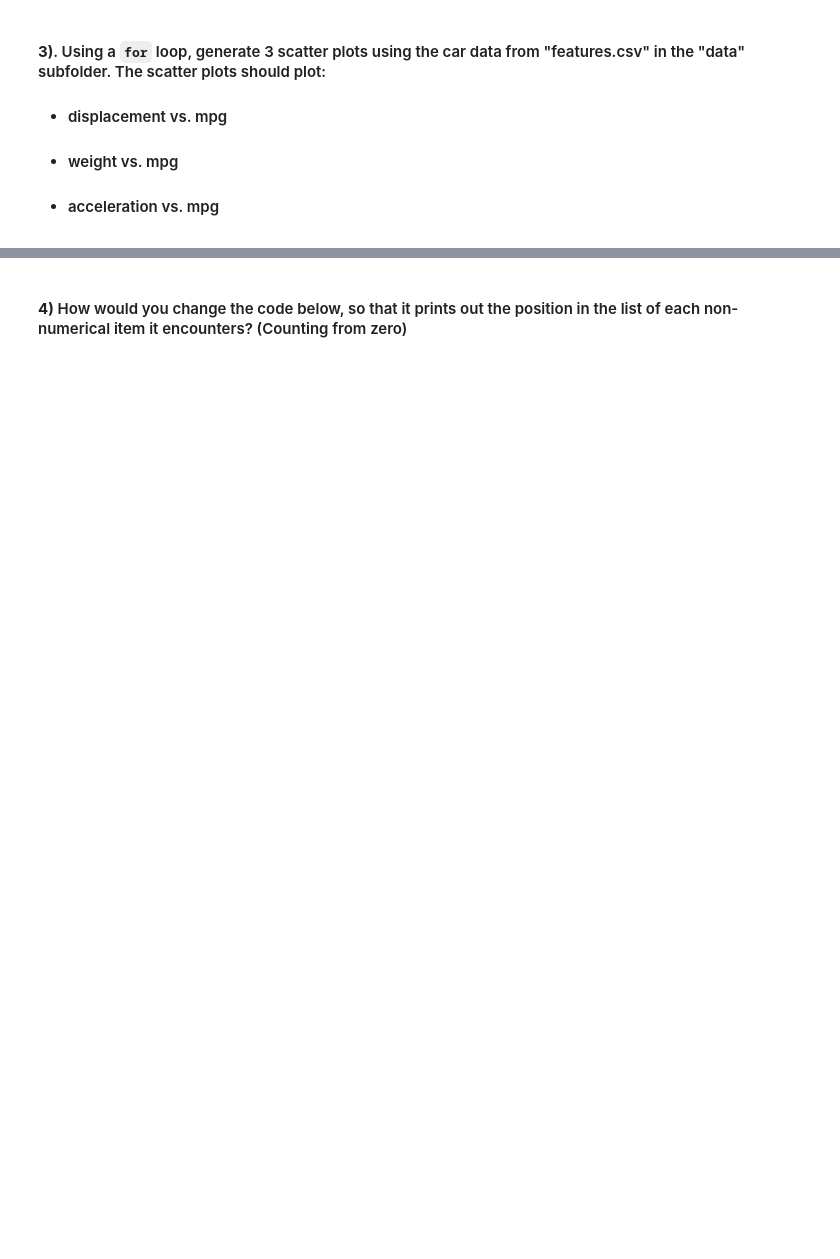
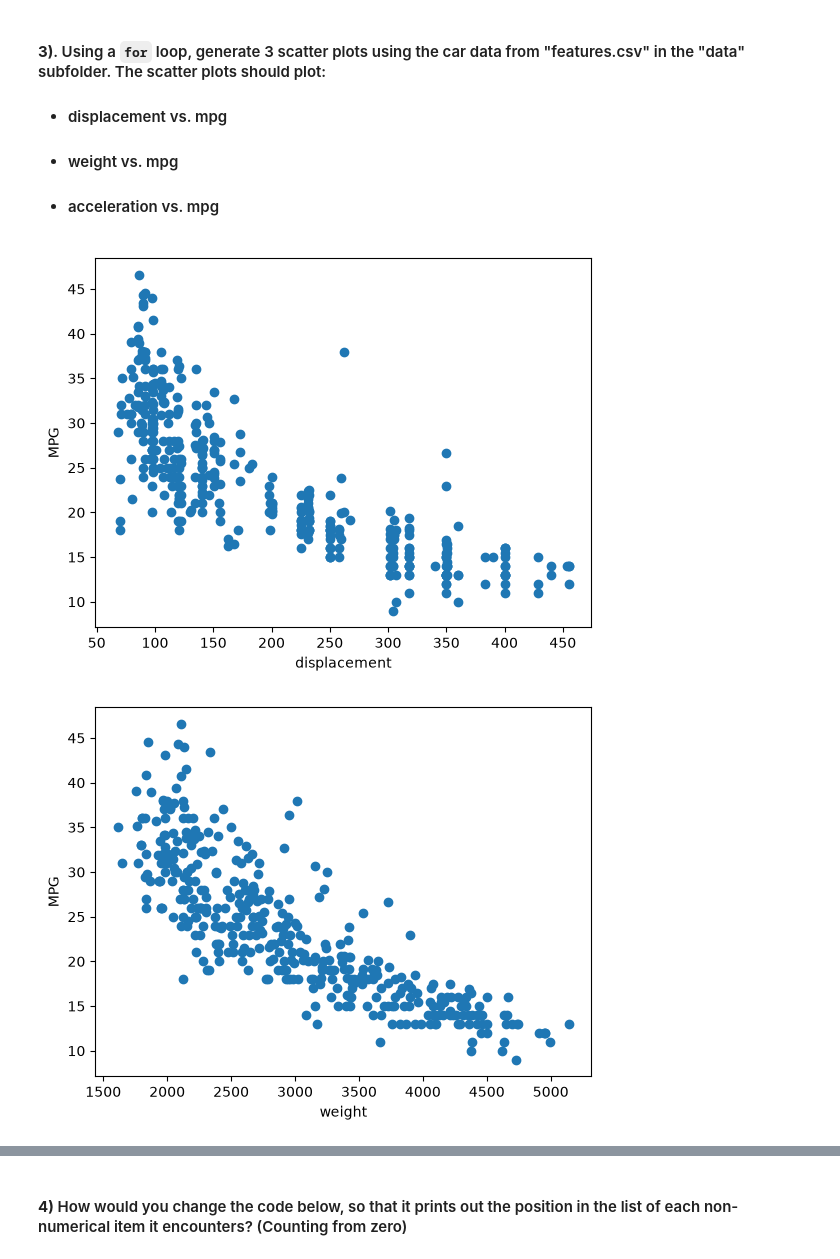
Before and after one commit to niyatiravi/datasci151fall2026, a Jupyter notebook: lecture_06_for_loops/Lecture06 copy.ipynb, the cells around one changed output, grey strips where cells are left out. Cells and saved outputs as stored; diff of their text form; code cells hidden in the pictures; blank space fills up the shorter version.

```diff
--- a/lecture_06_for_loops/Lecture06 copy.ipynb
+++ b/lecture_06_for_loops/Lecture06 copy.ipynb
@@ -504,2 +537,25 @@ print(data_sum)
 # %%
 # your code here (part 2)
+good_movies = []
+ok_movies = []
+bad_movies = []
+
+cut_off_1 = 7.0
+cut_off_2 = 6.0
+
+movie_titles = ["The Umbrellas of Cherbourg", "M3gan", "Psycho", "Melania"]
+movie_ratings = [7.8, 6.3, 8.5, 1.6]
+variable = range(len(movie_ratings))
+for index in variable:
+    curr_rating = movie_ratings[index]
+    curr_title = movie_titles[index]
+    if curr_rating >= cut_off_1:
+        good_movies = good_movies + [curr_title]
+    elif curr_rating >= cut_off_2:
+        ok_movies = ok_movies + [curr_title]
+    else:
+        bad_movies = bad_movies + [curr_title]
+
+print(good_movies)
+print(ok_movies)
+print(bad_movies)
@@ -513,3 +573,8 @@ $$ S_n = 1 + 2 + 3 + \cdots + n$$
 n = 31 # run this cell with other positive integers (start smaller to check your answer)
 
 # your code below
+sum = 0
+for index in range(1, n+1):
+    sum = sum + index
+
+print(sum)
@@ -521,5 +588,14 @@ n = 31 # run this cell with other positive integers (start smaller to check your
 - #### acceleration vs. mpg
 # %%
 carfeatures = pd.read_csv("data/features.csv")
-
+import matplotlib.pyplot as plt
 # your code below
+x_variable = ["displacement", "weight", "acceleration"]
+for index in x_variable:
+    plt.scatter(x = carfeatures[index], y = carfeatures["mpg"])
+    plt.xlabel(index)
+    plt.ylabel("MPG")
+    plt.show()
+# %% [output]
+[figure, added]
+[figure, added]
```
Also changed, not shown: parts of 7 cells of this notebook.
